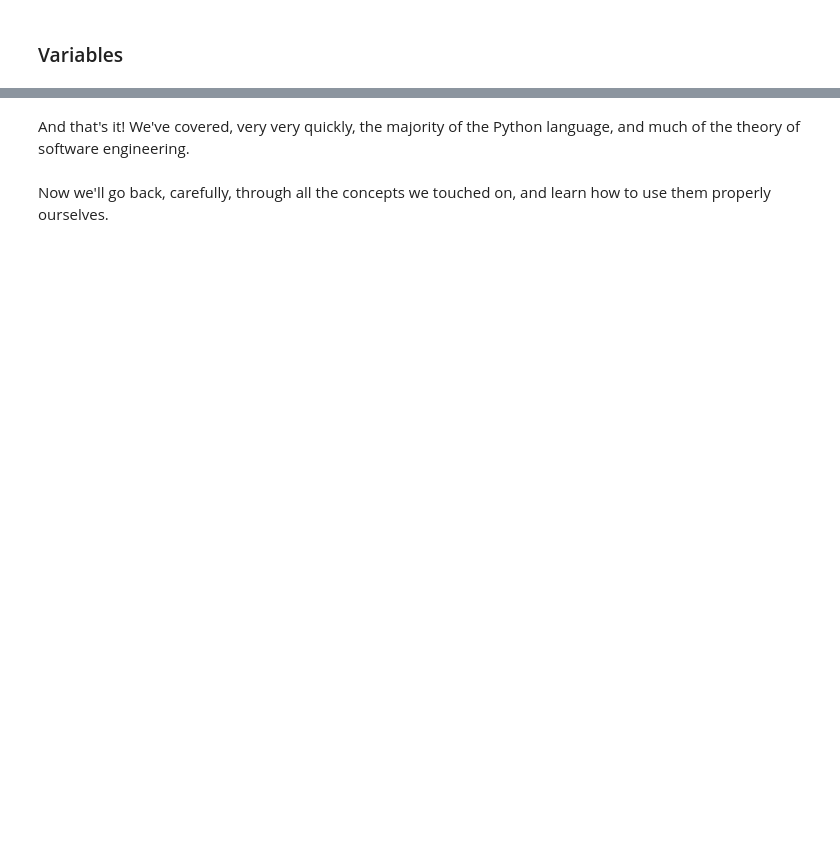
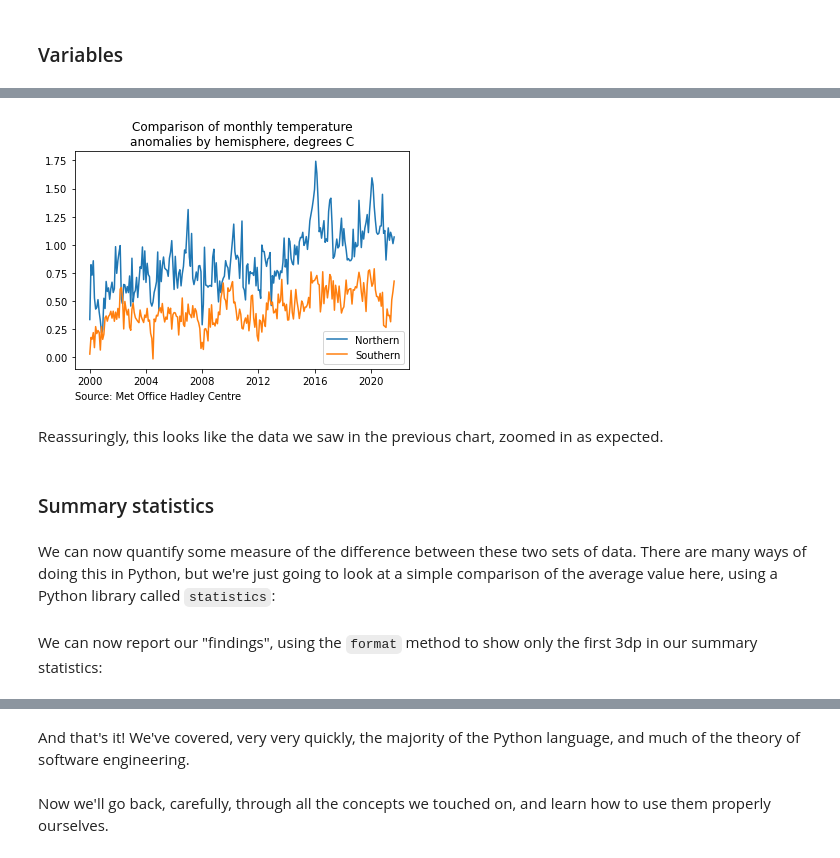
Before and after one commit to UCL-RITS/doctoral-programming-intro, a Jupyter notebook: notebooks/010exemplar.ipynb, the cells around one changed output, grey strips where cells are left out. Cells and saved outputs as stored; diff of their text form; code cells hidden in the pictures; blank space fills up the shorter version.

```diff
--- a/notebooks/010exemplar.ipynb
+++ b/notebooks/010exemplar.ipynb
@@ -262,0 +165,11 @@ plt.plot(green_between('New York', 'Chicago', 20))
+# %%
+def filter_data(threshold_year, values):
+    threshold_date = datetime(year = threshold_year, month = 1, day = 1)
+    filtered_values = []
+    for date, value in zip(global_dates, values):
+        if date >= threshold_date:
+            filtered_values.append(value)
+    return filtered_values
+
+n_since_2000 = filter_data(2000, n_values)
+s_since_2000 = filter_data(2000, s_values)
@@ -262,0 +186,16 @@ plt.plot(green_between('New York', 'Chicago', 20))
+# %%
+num_data_points = len(n_since_2000)
+dates_since_2000 = global_dates[-num_data_points:]
+plot_data('Comparison of monthly temperature\nanomalies by hemisphere, degrees C',
+          dates_since_2000,
+          [n_since_2000, s_since_2000],
+          ['Northern', 'Southern'],
+          'Source: Met Office Hadley Centre')
+# %% [output]
+[figure, added]
+# %% [markdown]
+Reassuringly, this looks like the data we saw in the previous chart, zoomed in as expected.
+# %% [markdown]
+### Summary statistics
+# %% [markdown]
+We can now quantify some measure of the difference between these two sets of data. There are many ways of doing this in Python, but we're just going to look at a simple comparison of the average value here, using a Python library called `statistics`:
@@ -262,0 +207,2 @@ plt.plot(green_between('New York', 'Chicago', 20))
+# %% [markdown]
+We can now report our "findings", using the `format` method to show only the first 3dp in our summary statistics:
```
Also changed, not shown: parts of 99 cells of this notebook, 3 other files.
